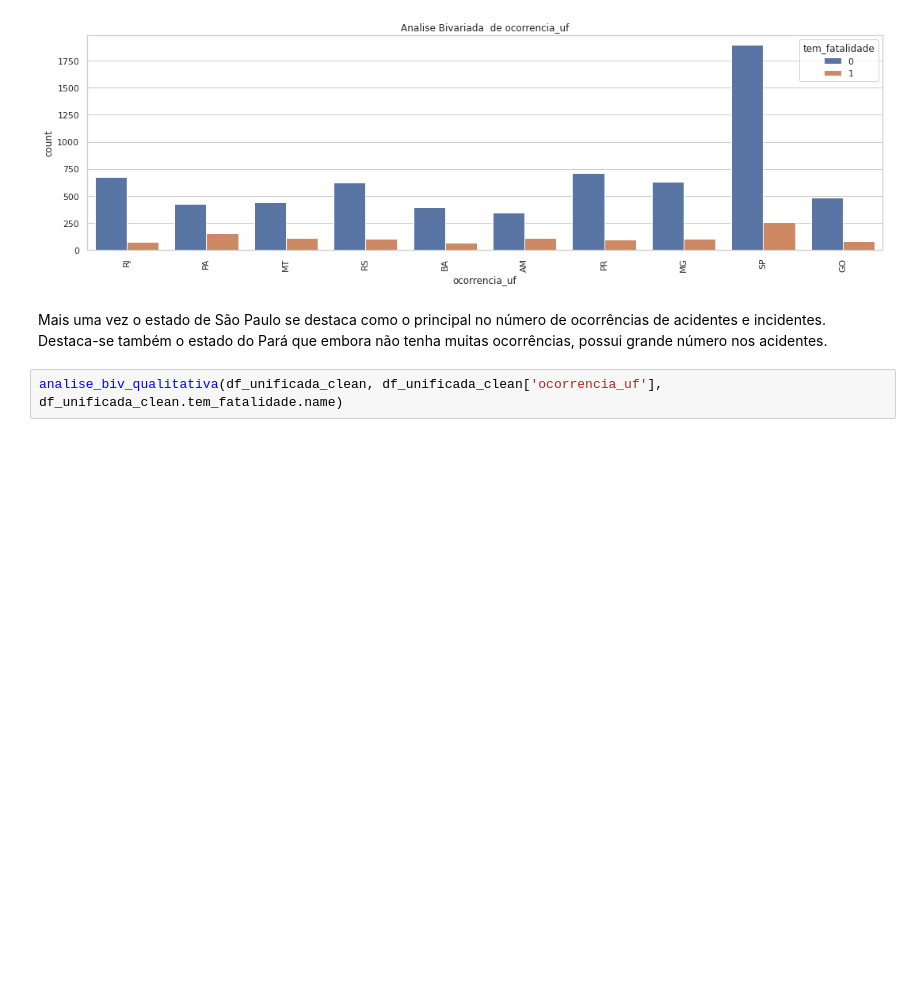
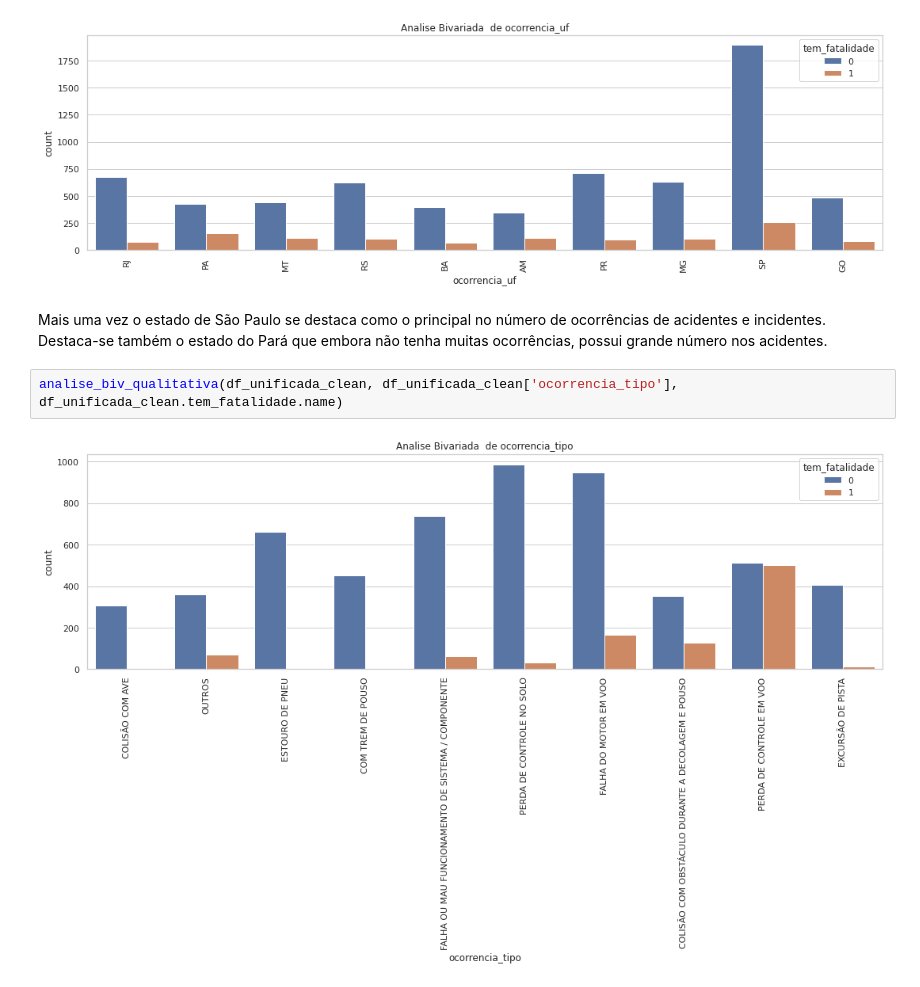
Before and after one commit to guilherme-beserra/TCC---PUC-Minas, a Jupyter notebook: Classificação_para_predição_de_vítima_fatal_em_acidente_aéreo.ipynb, the cells around one changed output. Drawn from its saved outputs; the diff is of its cells as text; blank space fills up the shorter version.

```diff
--- a/Classificação_para_predição_de_vítima_fatal_em_acidente_aéreo.ipynb
+++ b/Classificação_para_predição_de_vítima_fatal_em_acidente_aéreo.ipynb
@@ -1514,4 +1514,6 @@ analise_biv_qualitativa(df_unificada_clean, df_unificada_clean['ocorrencia_uf'],
 # %% [markdown]
 Mais uma vez o estado de São Paulo se destaca como o principal no número de ocorrências de acidentes e incidentes. Destaca-se também o estado do Pará que embora não tenha muitas ocorrências, possui grande número nos acidentes.
 # %%
-analise_biv_qualitativa(df_unificada_clean, df_unificada_clean['ocorrencia_uf'], df_unificada_clean.tem_fatalidade.name)
+analise_biv_qualitativa(df_unificada_clean, df_unificada_clean['ocorrencia_tipo'], df_unificada_clean.tem_fatalidade.name)
+# %% [output]
+[figure, added]
```
Also changed, not shown: parts of 22 cells of this notebook.
